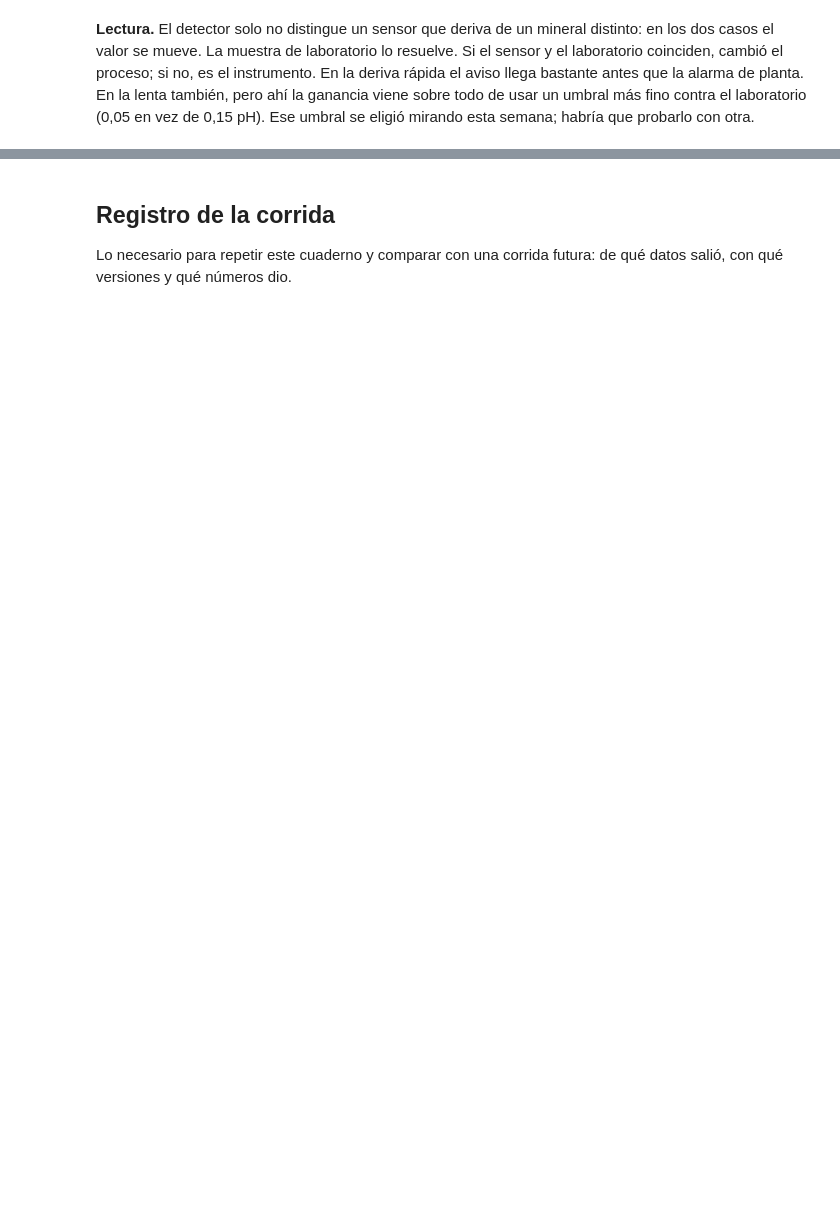
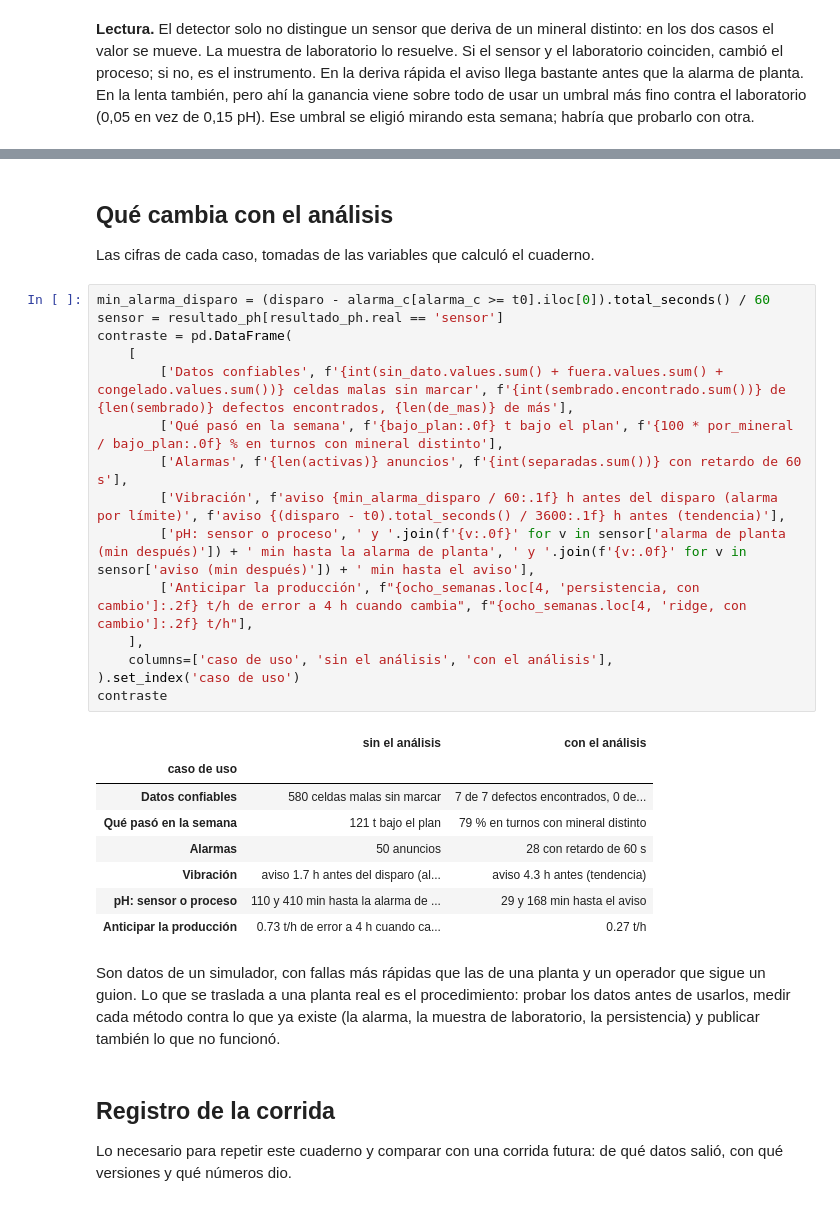
Before and after one commit to JSNN15/jsnn15.github.io, a Jupyter notebook: cuaderno/cuaderno.ipynb, the cells around one changed output, grey strips where cells are left out. Drawn from its saved outputs; the diff is of its cells as text; blank space fills up the shorter version.

```diff
--- a/cuaderno/cuaderno.ipynb
+++ b/cuaderno/cuaderno.ipynb
@@ -588,3 +667,33 @@ errores
+# %% [markdown]
+## Qué cambia con el análisis
+
+Las cifras de cada caso, tomadas de las variables que calculó el cuaderno.
+# %%
+min_alarma_disparo = (disparo - alarma_c[alarma_c >= t0].iloc[0]).total_seconds() / 60
+sensor = resultado_ph[resultado_ph.real == 'sensor']
+contraste = pd.DataFrame(
+    [
+        ['Datos confiables', f'{int(sin_dato.values.sum() + fuera.values.sum() + congelado.values.sum())} celdas malas sin marcar', f'{int(sembrado.encontrado.sum())} de {len(sembrado)} defectos encontrados, {len(de_mas)} de más'],
+        ['Qué pasó en la semana', f'{bajo_plan:.0f} t bajo el plan', f'{100 * por_mineral / bajo_plan:.0f} % en turnos con mineral distinto'],
+        ['Alarmas', f'{len(activas)} anuncios', f'{int(separadas.sum())} con retardo de 60 s'],
+        ['Vibración', f'aviso {min_alarma_disparo / 60:.1f} h antes del disparo (alarma por límite)', f'aviso {(disparo - t0).total_seconds() / 3600:.1f} h antes (tendencia)'],
+        ['pH: sensor o proceso', ' y '.join(f'{v:.0f}' for v in sensor['alarma de planta (min después)']) + ' min hasta la alarma de planta', ' y '.join(f'{v:.0f}' for v in sensor['aviso (min después)']) + ' min hasta el aviso'],
+        ['Anticipar la producción', f"{ocho_semanas.loc[4, 'persistencia, con cambio']:.2f} t/h de error a 4 h cuando cambia", f"{ocho_semanas.loc[4, 'ridge, con cambio']:.2f} t/h"],
+    ],
+    columns=['caso de uso', 'sin el análisis', 'con el análisis'],
+).set_index('caso de uso')
+contraste
+# %% [output]
+|  | sin el análisis | con el análisis |
+| caso de uso |  |  |
+| Datos confiables | 580 celdas malas sin marcar | 7 de 7 defectos encontrados, 0 de... |
+| Qué pasó en la semana | 121 t bajo el plan | 79 % en turnos con mineral distinto |
+| Alarmas | 50 anuncios | 28 con retardo de 60 s |
+| Vibración | aviso 1.7 h antes del disparo (al... | aviso 4.3 h antes (tendencia) |
+| pH: sensor o proceso | 110 y 410 min hasta la alarma de ... | 29 y 168 min hasta el aviso |
+| Anticipar la producción | 0.73 t/h de error a 4 h cuando ca... | 0.27 t/h |
+# %% [markdown]
+Son datos de un simulador, con fallas más rápidas que las de una planta y un operador que sigue un guion. Lo que se traslada a una planta real es el procedimiento: probar los datos antes de usarlos, medir cada método contra lo que ya existe (la alarma, la muestra de laboratorio, la persistencia) y publicar también lo que no funcionó.
 # %% [markdown]
 ## Registro de la corrida
 
```
Also changed, not shown: parts of 13 cells of this notebook, 3 other files.
